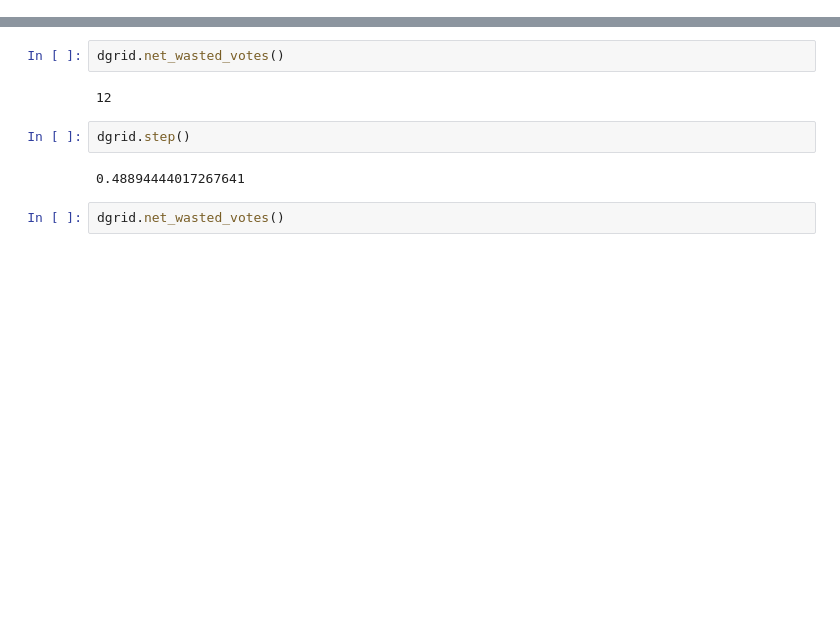
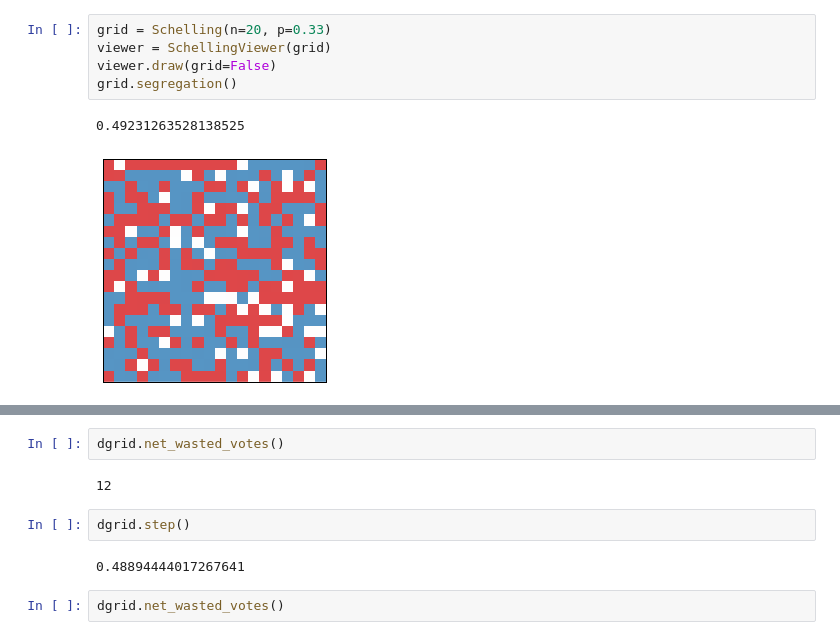
Before and after one commit to davidlowryduda/notebooks, a Jupyter notebook: Gerrymandering/Gerrymandering_Notebook.ipynb, the cells around one changed output, grey strips where cells are left out. Saved outputs shown, nothing was run; the diff lists cells and outputs as text; blank space fills up the shorter version.

```diff
--- a/Gerrymandering/Gerrymandering_Notebook.ipynb
+++ b/Gerrymandering/Gerrymandering_Notebook.ipynb
@@ -487,0 +48,8 @@ dgrid.segregation()
+# %%
+grid = Schelling(n=20, p=0.33)
+viewer = SchellingViewer(grid)
+viewer.draw(grid=False)
+grid.segregation()
+# %% [output]
+0.49231263528138525
+[figure, added]
```
Also changed, not shown: parts of 93 cells of this notebook.
